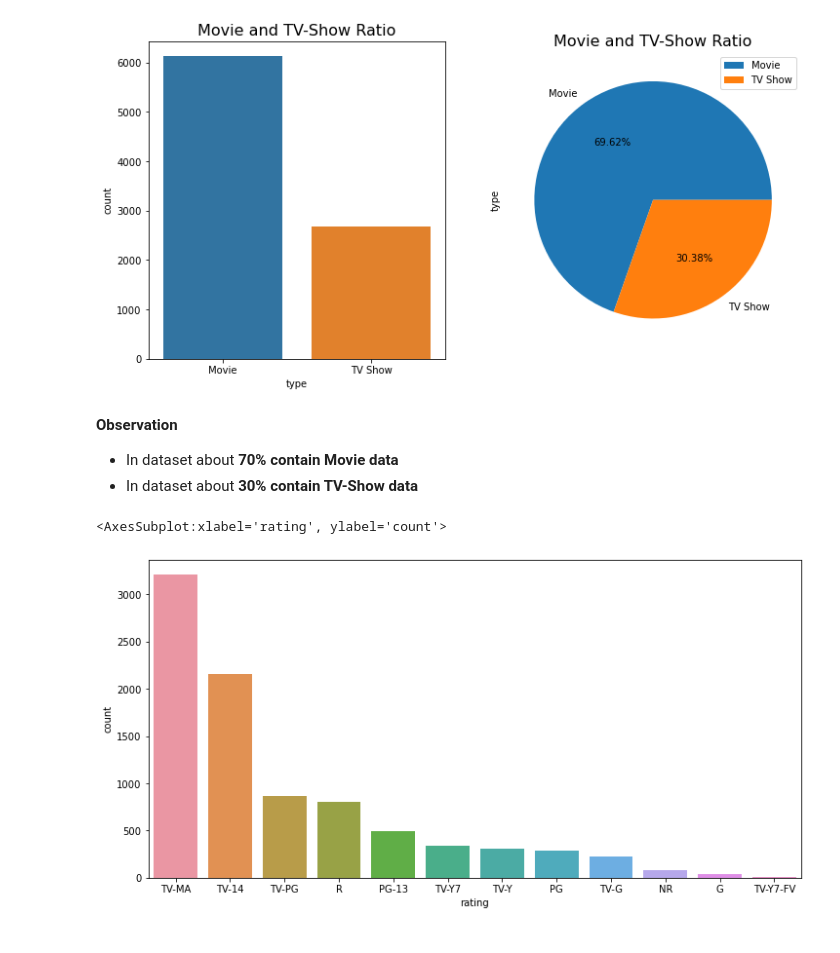
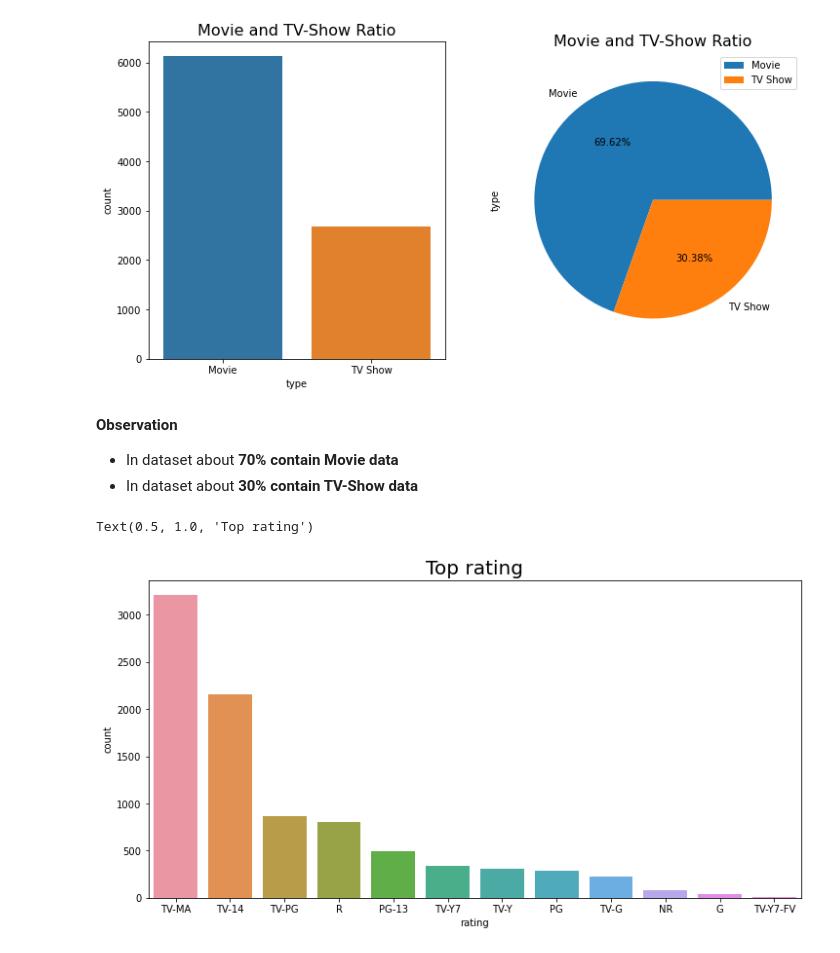
Before and after one commit to Sialsanwal/CodeClause-Movie-Analysis, a Jupyter notebook: Movie Analysis.ipynb, the cells around one changed output. Drawn from its saved outputs; the diff is of its cells as text; code cells hidden in the pictures.

```diff
--- a/Movie Analysis.ipynb
+++ b/Movie Analysis.ipynb
@@ -115,13 +115,14 @@ plt.legend()
 # %% [output]
 <matplotlib.legend.Legend at 0x...>
 [figure]
-# %% [markdown]
-**Observation**
-- In dataset about **70% contain Movie data**
-- In dataset about **30% contain TV-Show data**
+# %% [markdown]
+**Observation**
+- In dataset about **70% contain Movie data**
+- In dataset about **30% contain TV-Show data**
 # %%
 plt.figure(figsize=(12,6))
 sns.countplot(data=df,x=df.rating,order=df.rating.value_counts().index[0:12])
+plt.title("Top rating",fontsize=20)
 # %% [output]
-<AxesSubplot:xlabel='rating', ylabel='count'>
+Text(0.5, 1.0, 'Top rating')
-[figure, old version]
+[figure, new version]
```
Also changed, not shown: parts of 18 cells of this notebook.
